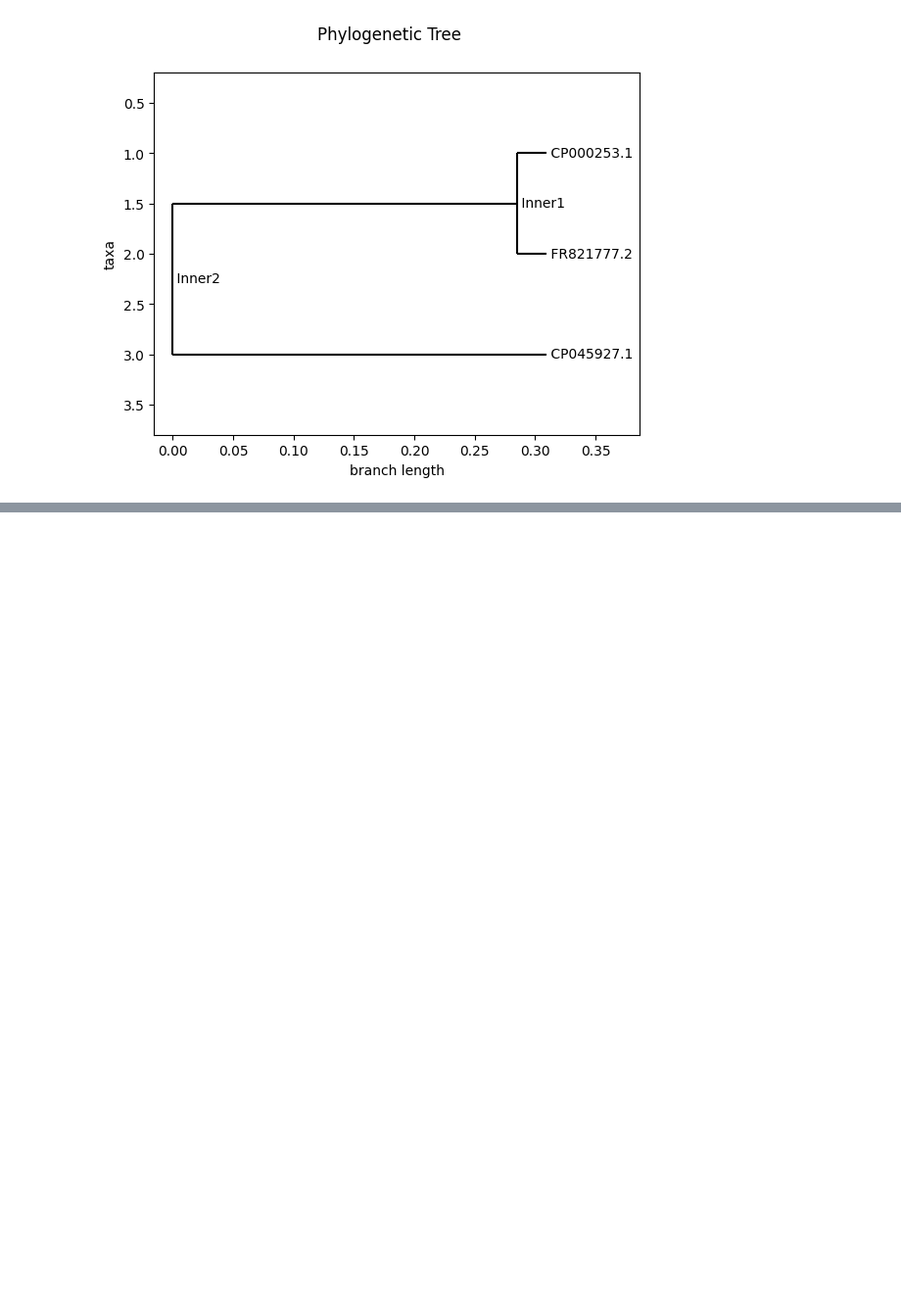
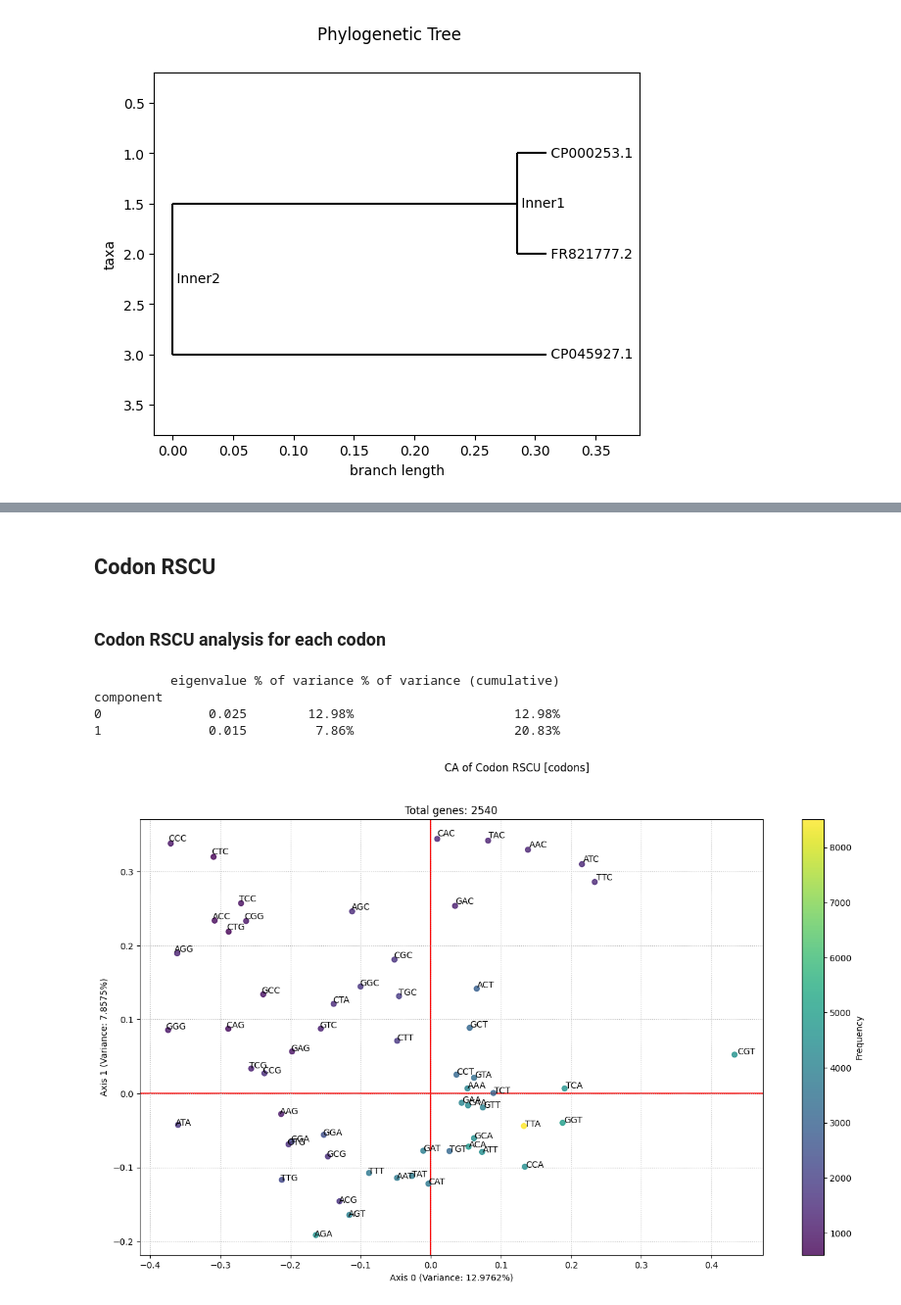
Before and after one commit to SouradiptoC/CodonU, a Jupyter notebook: Examples/5_Vizualization.ipynb, the cells around one changed output, grey strips where cells are left out. Shown at 98% size. Cells and saved outputs as stored; diff of their text form; code cells hidden in the pictures; blank space fills up the shorter version.

```diff
--- a/Examples/5_Vizualization.ipynb
+++ b/Examples/5_Vizualization.ipynb
@@ -187,0 +214,12 @@ viz.plot_phy_fas(in_file)
+# %% [markdown]
+## Codon RSCU
+# %% [markdown]
+### Codon RSCU analysis for each codon
+# %%
+viz.plot_ca_codon_rscu_codon(in_file, 11)
+# %% [output]
+          eigenvalue % of variance % of variance (cumulative)
+component
+0              0.025        12.98%                     12.98%
+1              0.015         7.86%                     20.83%
+[figure, added]
```
Also changed, not shown: parts of 24 cells of this notebook.
